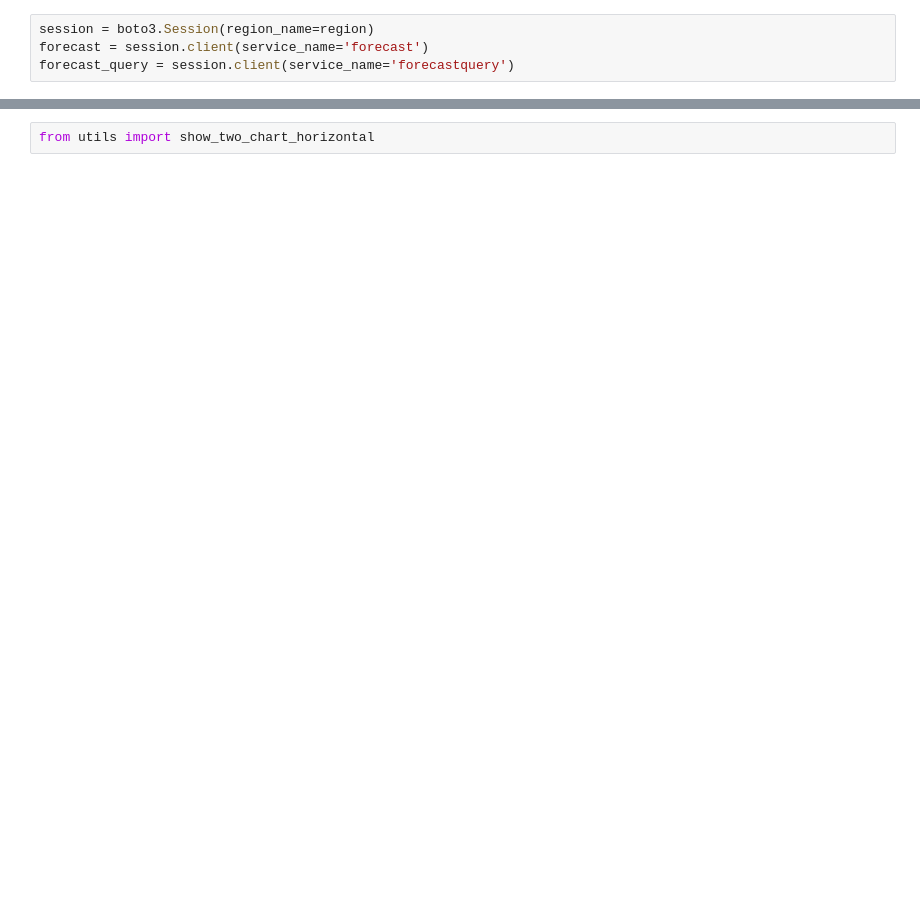
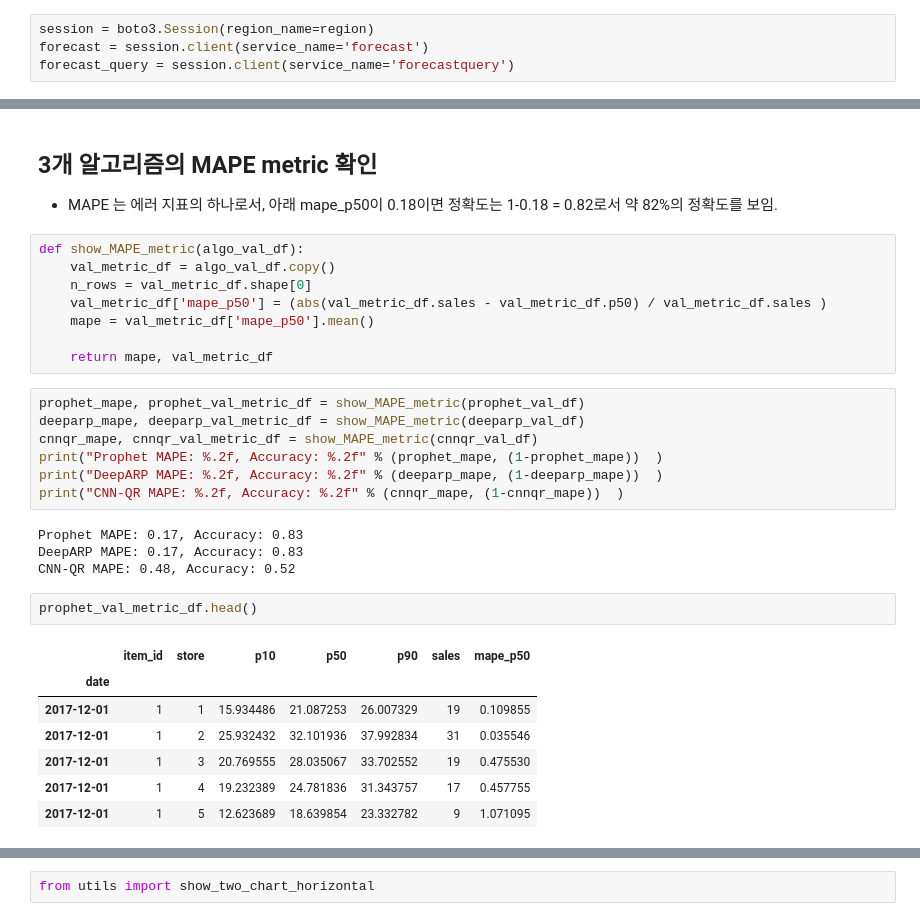
Before and after one commit to gonsoomoon-ml/Forecast, a Jupyter notebook: StoreItemDemand/5.Analyze_Target_Forecast.ipynb, the cells around one changed output, grey strips where cells are left out. Cells and saved outputs as stored; diff of their text form; blank space fills up the shorter version.

```diff
--- a/StoreItemDemand/5.Analyze_Target_Forecast.ipynb
+++ b/StoreItemDemand/5.Analyze_Target_Forecast.ipynb
@@ -259,0 +253,32 @@ deeparp:  0.14690541040378305
+# %% [markdown]
+## 3개 알고리즘의 MAPE metric 확인
+- MAPE 는 에러 지표의 하나로서, 아래 mape_p50이 0.18이면 정확도는 1-0.18 = 0.82로서 약 82%의 정확도를 보임.
+# %%
+def show_MAPE_metric(algo_val_df):
+    val_metric_df = algo_val_df.copy()
+    n_rows = val_metric_df.shape[0]
+    val_metric_df['mape_p50'] = (abs(val_metric_df.sales - val_metric_df.p50) / val_metric_df.sales )
+    mape = val_metric_df['mape_p50'].mean()
+
+    return mape, val_metric_df
+# %%
+prophet_mape, prophet_val_metric_df = show_MAPE_metric(prophet_val_df)
+deeparp_mape, deeparp_val_metric_df = show_MAPE_metric(deeparp_val_df)
+cnnqr_mape, cnnqr_val_metric_df = show_MAPE_metric(cnnqr_val_df)
+print("Prophet MAPE: %.2f, Accuracy: %.2f" % (prophet_mape, (1-prophet_mape))  )
+print("DeepARP MAPE: %.2f, Accuracy: %.2f" % (deeparp_mape, (1-deeparp_mape))  )
+print("CNN-QR MAPE: %.2f, Accuracy: %.2f" % (cnnqr_mape, (1-cnnqr_mape))  )
+# %% [output]
+Prophet MAPE: 0.17, Accuracy: 0.83
+DeepARP MAPE: 0.17, Accuracy: 0.83
+CNN-QR MAPE: 0.48, Accuracy: 0.52
+# %%
+prophet_val_metric_df.head()
+# %% [output]
+|  | item_id | store | p10 | p50 | p90 | sales | mape_p50 |
+| date |  |  |  |  |  |  |  |
+| 2017-12-01 | 1 | 1 | 15.934486 | 21.087253 | 26.007329 | 19 | 0.109855 |
+| 2017-12-01 | 1 | 2 | 25.932432 | 32.101936 | 37.992834 | 31 | 0.035546 |
+| 2017-12-01 | 1 | 3 | 20.769555 | 28.035067 | 33.702552 | 19 | 0.475530 |
+| 2017-12-01 | 1 | 4 | 19.232389 | 24.781836 | 31.343757 | 17 | 0.457755 |
+| 2017-12-01 | 1 | 5 | 12.623689 | 18.639854 | 23.332782 | 9 | 1.071095 |
```
Also changed, not shown: parts of 66 cells of this notebook, 7 other files.
